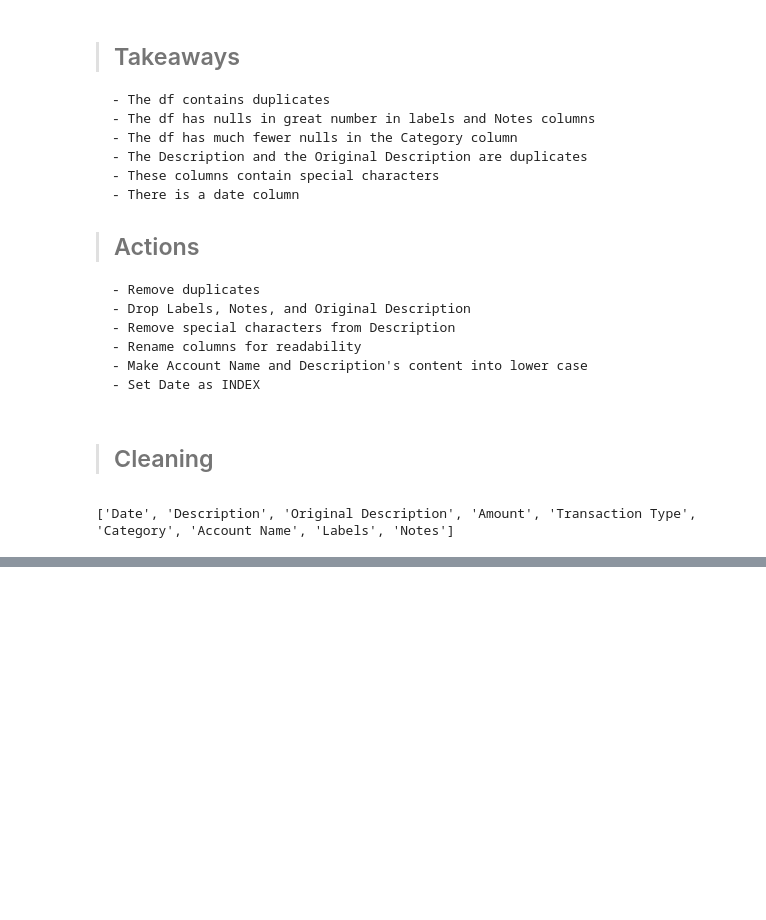
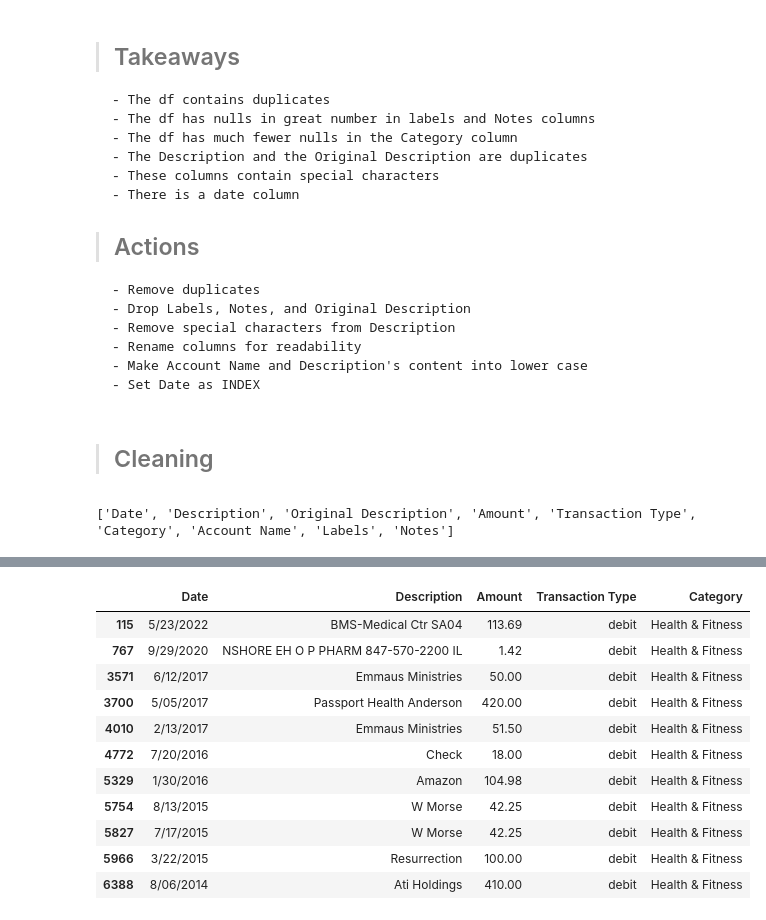
Before and after one commit to Severina7/personal_project, a Jupyter notebook: personal_project.ipynb, the cells around one changed output, grey strips where cells are left out. Saved outputs shown, nothing was run; the diff lists cells and outputs as text; code cells hidden in the pictures; blank space fills up the shorter version.

```diff
--- a/personal_project.ipynb
+++ b/personal_project.ipynb
@@ -185,0 +262,15 @@ prep.multi_frequency(transactions3, columns3)
+# %%
+transactions4[transactions4.Category == 'Health & Fitness']
+# %% [output]
+|  | Date | Description | Amount | Transaction Type | Category |
+| 115 | 5/23/2022 | BMS-Medical Ctr SA04 | 113.69 | debit | Health & Fitness |
+| 767 | 9/29/2020 | NSHORE EH O P PHARM 847-570-2200 IL | 1.42 | debit | Health & Fitness |
+| 3571 | 6/12/2017 | Emmaus Ministries | 50.00 | debit | Health & Fitness |
+| 3700 | 5/05/2017 | Passport Health Anderson | 420.00 | debit | Health & Fitness |
+| 4010 | 2/13/2017 | Emmaus Ministries | 51.50 | debit | Health & Fitness |
+| 4772 | 7/20/2016 | Check | 18.00 | debit | Health & Fitness |
+| 5329 | 1/30/2016 | Amazon | 104.98 | debit | Health & Fitness |
+| 5754 | 8/13/2015 | W Morse | 42.25 | debit | Health & Fitness |
+| 5827 | 7/17/2015 | W Morse | 42.25 | debit | Health & Fitness |
+| 5966 | 3/22/2015 | Resurrection | 100.00 | debit | Health & Fitness |
+| 6388 | 8/06/2014 | Ati Holdings | 410.00 | debit | Health & Fitness |
```
Also changed, not shown: parts of 51 cells of this notebook.
